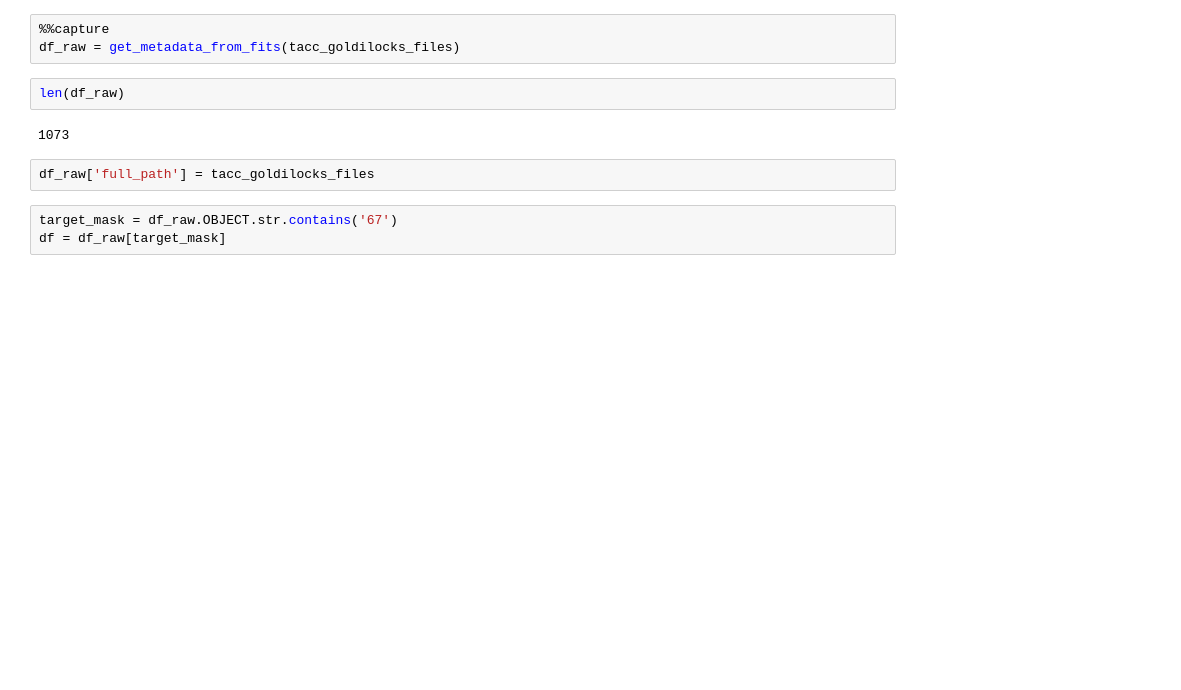
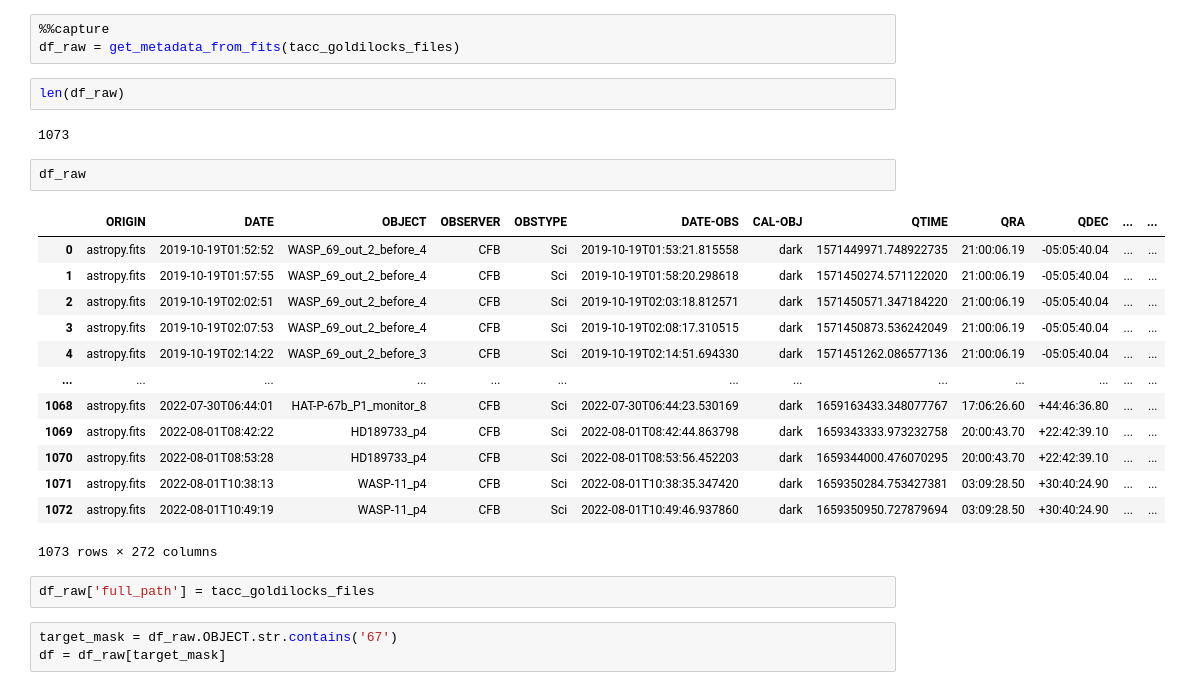
Before and after one commit to BrownDwarf/disperse, a Jupyter notebook: notebooks/04_hpf_analysis/02_Helium_phase_heatmap.ipynb, the cells around one changed output. Saved outputs shown, nothing was run; the diff lists cells and outputs as text; blank space fills up the shorter version.

```diff
--- a/notebooks/04_hpf_analysis/02_Helium_phase_heatmap.ipynb
+++ b/notebooks/04_hpf_analysis/02_Helium_phase_heatmap.ipynb
@@ -94,6 +94,22 @@ df_raw = get_metadata_from_fits(tacc_goldilocks_files)
 len(df_raw)
 # %% [output]
 1073
+# %%
+df_raw
+# %% [output]
+|  | ORIGIN | DATE | OBJECT | OBSERVER | OBSTYPE | DATE-OBS | CAL-OBJ | QTIME | QRA | QDEC | ... | ... |
+| 0 | astropy.fits | 2019-10-19T01:52:52 | WASP_69_out_2_before_4 | CFB | Sci | 2019-10-19T01:53:21.815558 | dark | 1571449971.748922735 | 21:00:06.19 | -05:05:40.04 | ... | ... |
+| 1 | astropy.fits | 2019-10-19T01:57:55 | WASP_69_out_2_before_4 | CFB | Sci | 2019-10-19T01:58:20.298618 | dark | 1571450274.571122020 | 21:00:06.19 | -05:05:40.04 | ... | ... |
+| 2 | astropy.fits | 2019-10-19T02:02:51 | WASP_69_out_2_before_4 | CFB | Sci | 2019-10-19T02:03:18.812571 | dark | 1571450571.347184220 | 21:00:06.19 | -05:05:40.04 | ... | ... |
+| 3 | astropy.fits | 2019-10-19T02:07:53 | WASP_69_out_2_before_4 | CFB | Sci | 2019-10-19T02:08:17.310515 | dark | 1571450873.536242049 | 21:00:06.19 | -05:05:40.04 | ... | ... |
+| 4 | astropy.fits | 2019-10-19T02:14:22 | WASP_69_out_2_before_3 | CFB | Sci | 2019-10-19T02:14:51.694330 | dark | 1571451262.086577136 | 21:00:06.19 | -05:05:40.04 | ... | ... |
+| ... | ... | ... | ... | ... | ... | ... | ... | ... | ... | ... | ... | ... |
+| 1068 | astropy.fits | 2022-07-30T06:44:01 | HAT-P-67b_P1_monitor_8 | CFB | Sci | 2022-07-30T06:44:23.530169 | dark | 1659163433.348077767 | 17:06:26.60 | +44:46:36.80 | ... | ... |
+| 1069 | astropy.fits | 2022-08-01T08:42:22 | HD189733_p4 | CFB | Sci | 2022-08-01T08:42:44.863798 | dark | 1659343333.973232758 | 20:00:43.70 | +22:42:39.10 | ... | ... |
+| 1070 | astropy.fits | 2022-08-01T08:53:28 | HD189733_p4 | CFB | Sci | 2022-08-01T08:53:56.452203 | dark | 1659344000.476070295 | 20:00:43.70 | +22:42:39.10 | ... | ... |
+| 1071 | astropy.fits | 2022-08-01T10:38:13 | WASP-11_p4 | CFB | Sci | 2022-08-01T10:38:35.347420 | dark | 1659350284.753427381 | 03:09:28.50 | +30:40:24.90 | ... | ... |
+| 1072 | astropy.fits | 2022-08-01T10:49:19 | WASP-11_p4 | CFB | Sci | 2022-08-01T10:49:46.937860 | dark | 1659350950.727879694 | 03:09:28.50 | +30:40:24.90 | ... | ... |
+1073 rows × 272 columns
 # %%
 df_raw['full_path'] = tacc_goldilocks_files
 # %%
```
Also changed, not shown: parts of 20 cells of this notebook, 4 other files.
